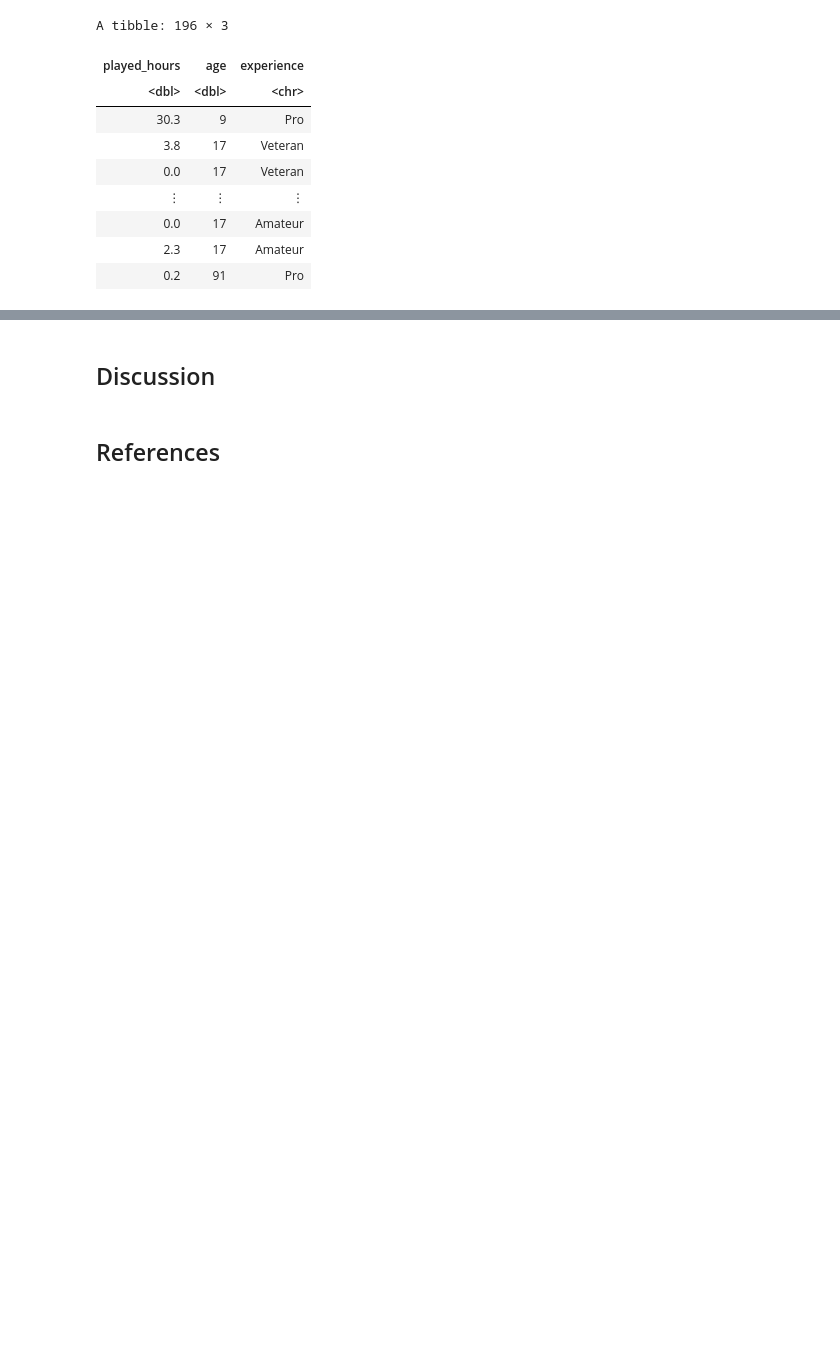
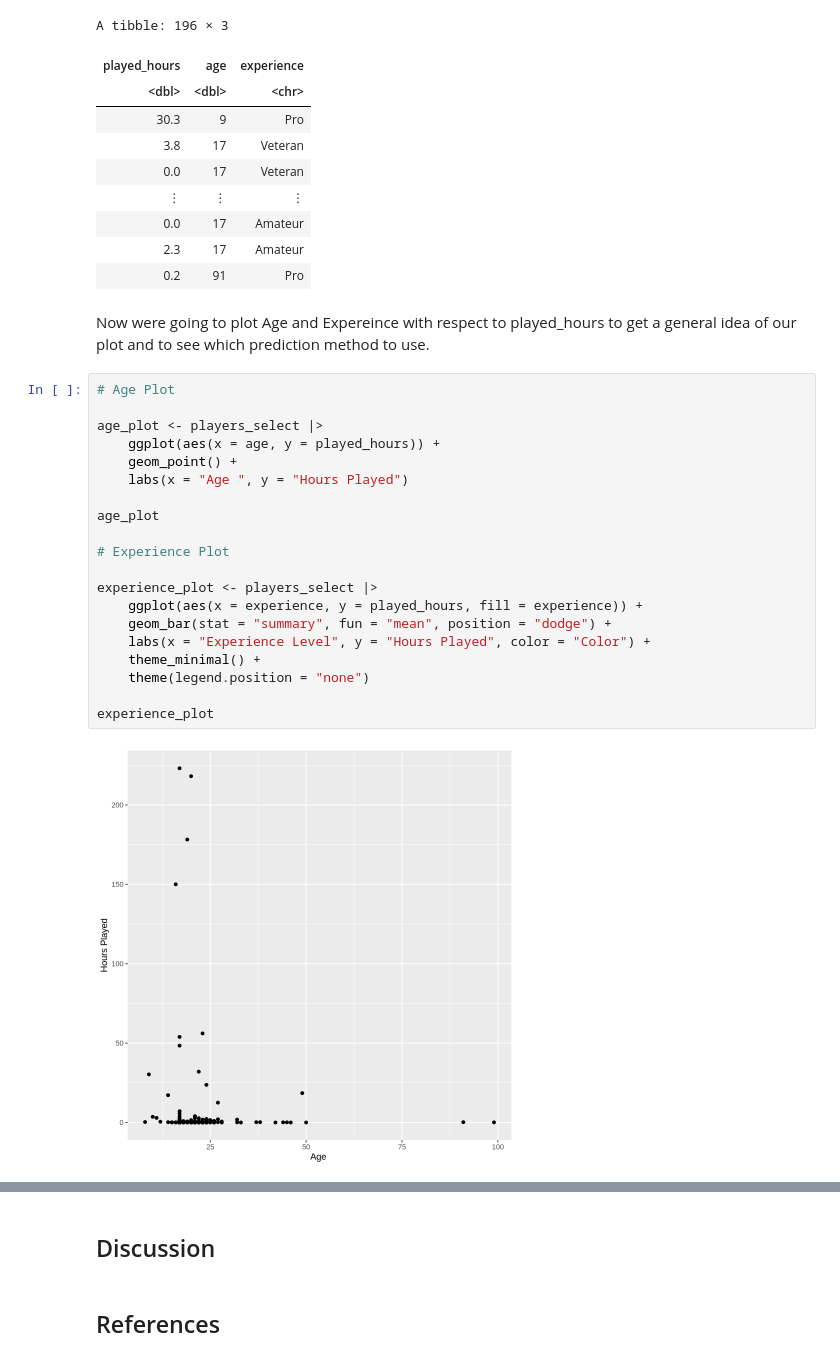
Before and after one commit to alicezh12/Project-Final-Report, a Jupyter notebook: final_project.ipynb, the cells around one changed output, grey strips where cells are left out. Drawn from its saved outputs; the diff is of its cells as text; blank space fills up the shorter version.

Commit message:
Graphs

```diff
--- a/final_project.ipynb
+++ b/final_project.ipynb
@@ -85,3 +85,27 @@ A tibble: 196 × 3
 | 0.0 | 17 | Amateur |
 | 2.3 | 17 | Amateur |
 | 0.2 | 91 | Pro |
+# %% [markdown]
+Now were going to plot Age and Expereince with respect to played_hours to get a general idea of our plot and to see which prediction method to use.
+# %%
+# Age Plot
+
+age_plot <- players_select |>
+    ggplot(aes(x = age, y = played_hours)) +
+    geom_point() +
+    labs(x = "Age ", y = "Hours Played")
+
+age_plot
+
+# Experience Plot
+
+experience_plot <- players_select |>
+    ggplot(aes(x = experience, y = played_hours, fill = experience)) +
+    geom_bar(stat = "summary", fun = "mean", position = "dodge") +
+    labs(x = "Experience Level", y = "Hours Played", color = "Color") +
+    theme_minimal() +
+    theme(legend.position = "none")
+
+experience_plot
+# %% [output]
+[figure, added]
```
Also changed, not shown: parts of 1 cell of this notebook.
